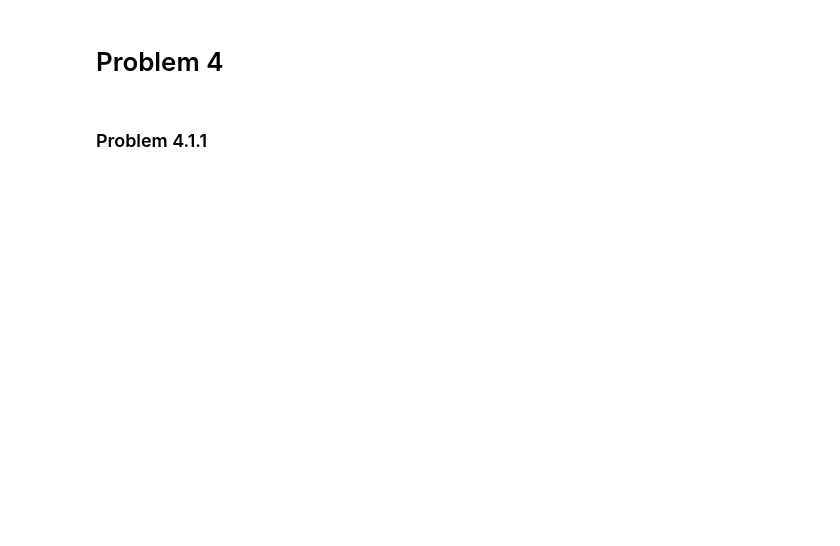
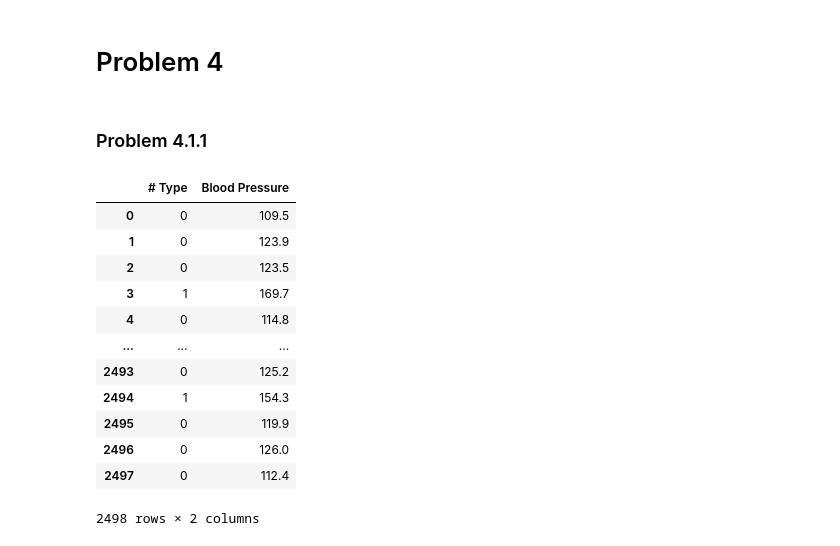
Before and after one commit to tobiassanta/AppStat2025, a Jupyter notebook: Exam/AppStatExam.ipynb, the cells around one changed output. Cells and saved outputs as stored; diff of their text form; code cells hidden in the pictures; blank space fills up the shorter version.

```diff
--- a/Exam/AppStatExam.ipynb
+++ b/Exam/AppStatExam.ipynb
@@ -508,3 +520,21 @@ print(p_value)
 # Problem 4
 # %% [markdown]
 ### Problem 4.1.1
+# %%
+df = pd.read_csv('data_BloodPressure.csv', header=0)
+ptype, bloodp = df.values.T
+df
+# %% [output]
+|  | # Type | Blood Pressure |
+| 0 | 0 | 109.5 |
+| 1 | 0 | 123.9 |
+| 2 | 0 | 123.5 |
+| 3 | 1 | 169.7 |
+| 4 | 0 | 114.8 |
+| ... | ... | ... |
+| 2493 | 0 | 125.2 |
+| 2494 | 1 | 154.3 |
+| 2495 | 0 | 119.9 |
+| 2496 | 0 | 126.0 |
+| 2497 | 0 | 112.4 |
+2498 rows × 2 columns
```
Also changed, not shown: parts of 17 cells of this notebook.
